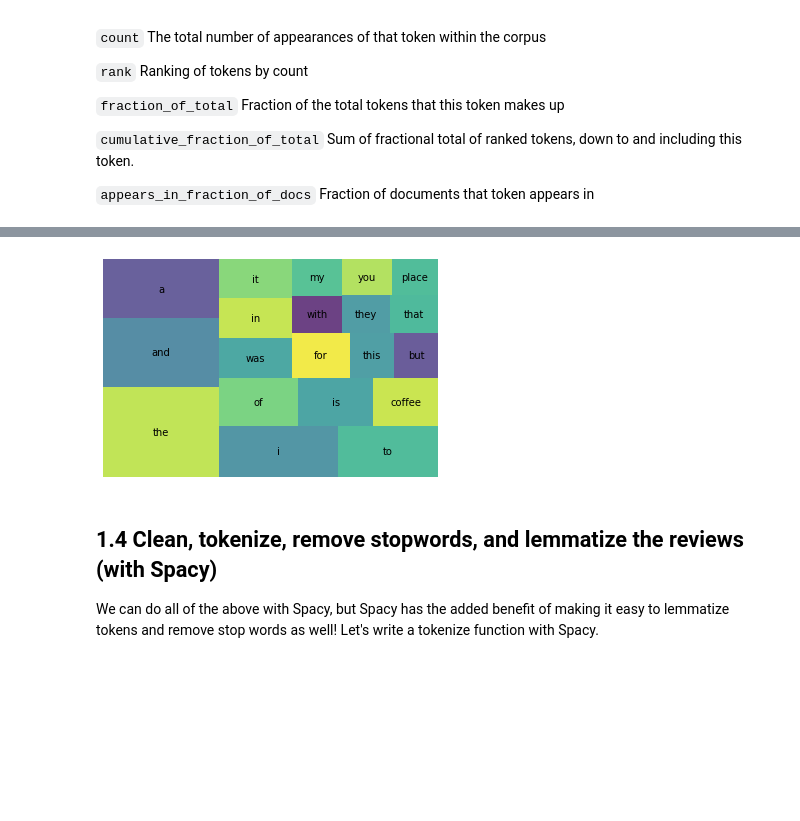
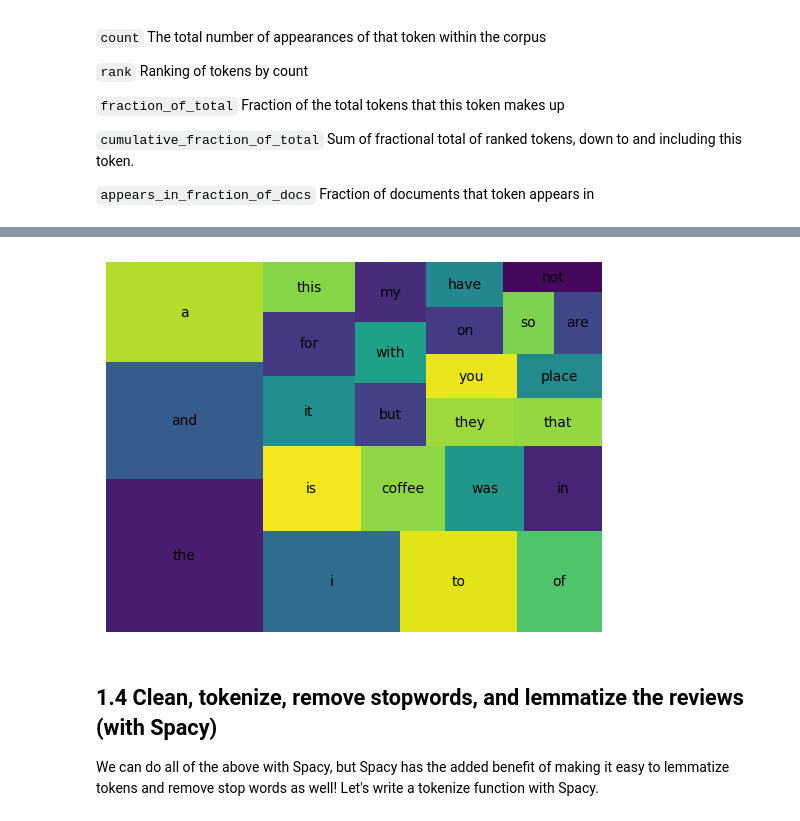
Before and after one commit to sikoh/Natural-Language-Processing, a Jupyter notebook: Text-Data/DS_Text_Data_Homework.ipynb, the cells around one changed output, grey strips where cells are left out. Drawn from its saved outputs; the diff is of its cells as text; code cells hidden in the pictures; blank space fills up the shorter version.

Commit message:
adding viz of the 25 most common tokens

```diff
--- a/Text-Data/DS_Text_Data_Homework.ipynb
+++ b/Text-Data/DS_Text_Data_Homework.ipynb
@@ -275,7 +275,3 @@ Data columns (total 6 columns):
  5   tokens            7616 non-null   object
 dtypes: datetime64[ns](1), object(5)
 memory usage: 357.1+ KB
-# %%
-# with a list comprehension
-df['tokens'] = df['cleaned_review'].apply(lambda x: ' '.join([word + ',' for word in x.split()]))
-df.head()
@@ -288,0 +278,12 @@ df.head()
+# %%
+def tokenize(text):
+    '''parses string into individual words
+       this regex keeps upper/lower case letters and numbers only'''
+
+    tokens = re.sub(r'[^a-zA-Z ^0-9]', '', text)
+    tokens = tokens.lower().split()
+
+    return tokens
+# %%
+df['tokens'] = df['cleaned_review'].apply(tokenize)
+df['tokens'].head()
@@ -352,3 +369,6 @@ def count(token_lists):
 `cumulative_fraction_of_total` Sum of fractional total of ranked tokens, down to and including this token.
 
 `appears_in_fraction_of_docs` Fraction of documents that token appears in
+# %%
+wc = count(df['tokens'])
+wc.head()
@@ -355,17 +382,14 @@ def count(token_lists):
 # %%
-# visualize the 20 most common tokens with squarify
+# visualize the 25 most common tokens with squarify
 # Lots of stopwords!
 
-#YOUR CODE HERE
-wc =
+wc_top25 = wc[wc['rank'] <= 25]
 
-
-squarify.plot(sizes=, label=, alpha=.8 )
-#
+squarify.plot(sizes= wc_top25['fraction_of_total'], label = wc_top25['word'], alpha = 1)
 plt.axis('off')
 plt.show()
 # %% [output]
-[figure, old version]
+[figure, new version]
 # %% [markdown]
 ## 1.4 Clean, tokenize, remove stopwords, and lemmatize the reviews (with Spacy)
 
```
Also changed, not shown: parts of 6 cells of this notebook.
